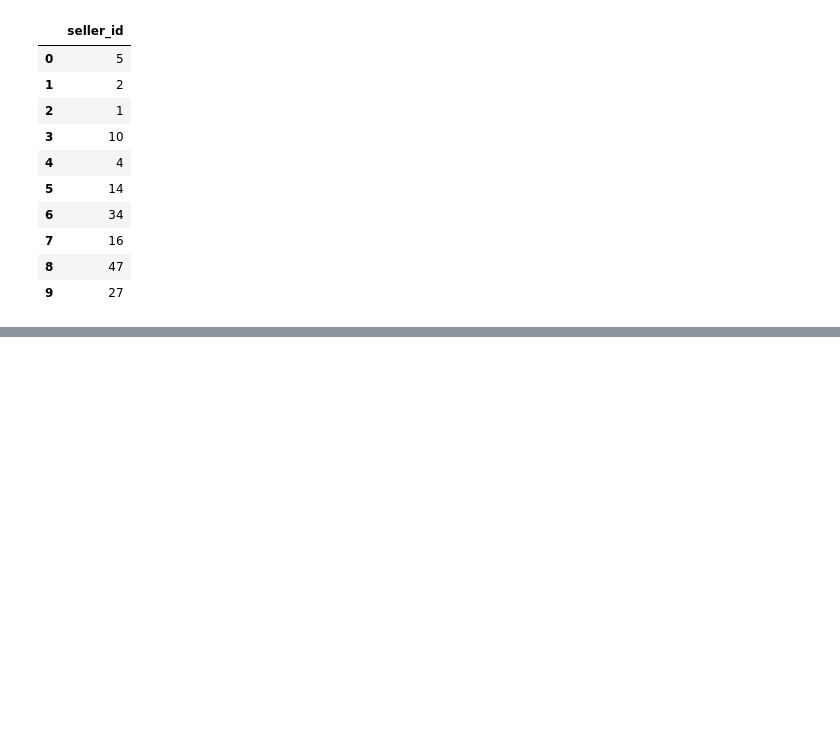
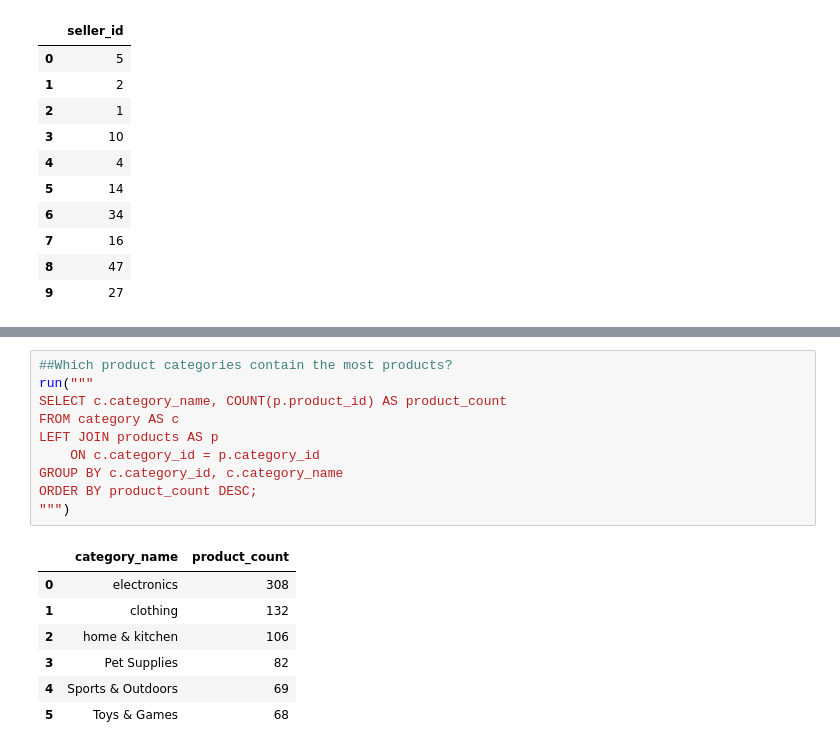
Before and after one commit to rakshamishra54/Amazon_Sales_Analytics, a Jupyter notebook: Amazon_Sales_analytics.ipynb, the cells around one changed output, grey strips where cells are left out. Cells and saved outputs as stored; diff of their text form; blank space fills up the shorter version.

```diff
--- a/Amazon_Sales_analytics.ipynb
+++ b/Amazon_Sales_analytics.ipynb
@@ -223,0 +336,18 @@ ORDER BY total_orders DESC;
+# %%
+##Which product categories contain the most products?
+run("""
+SELECT c.category_name, COUNT(p.product_id) AS product_count
+FROM category AS c
+LEFT JOIN products AS p
+    ON c.category_id = p.category_id
+GROUP BY c.category_id, c.category_name
+ORDER BY product_count DESC;
+""")
+# %% [output]
+|  | category_name | product_count |
+| 0 | electronics | 308 |
+| 1 | clothing | 132 |
+| 2 | home & kitchen | 106 |
+| 3 | Pet Supplies | 82 |
+| 4 | Sports & Outdoors | 69 |
+| 5 | Toys & Games | 68 |
```
Also changed, not shown: parts of 10 cells of this notebook.
